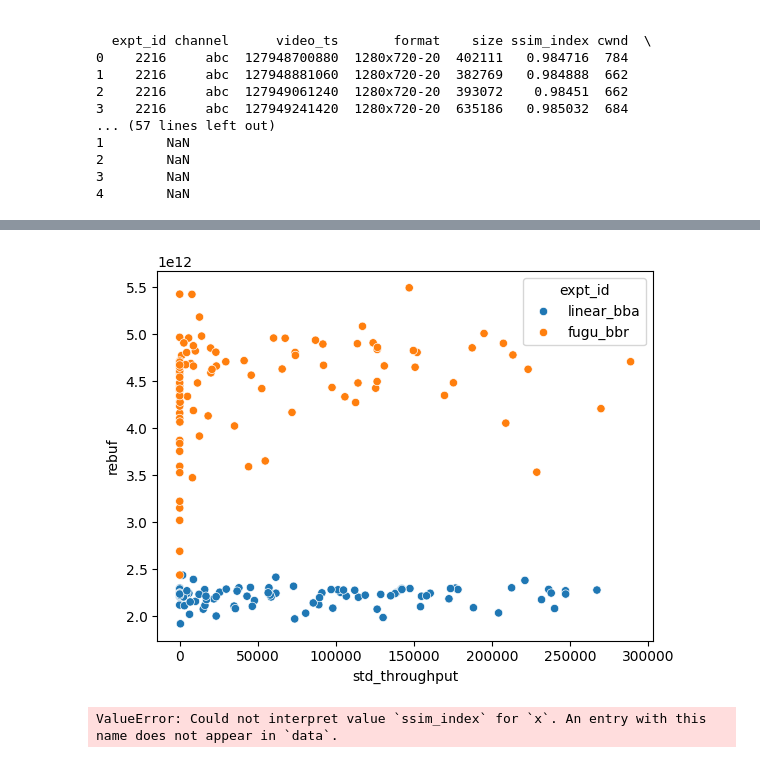
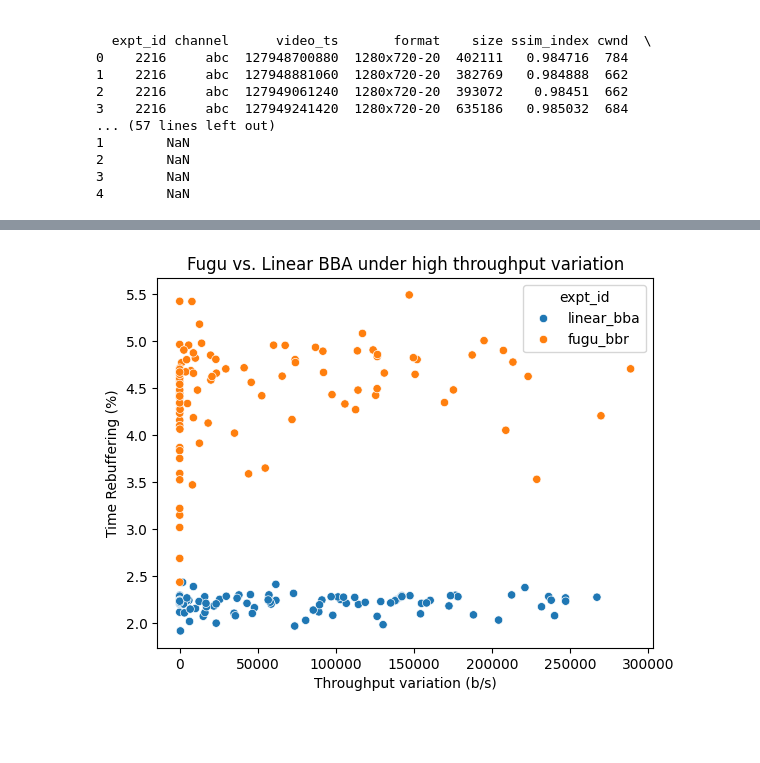
Before and after one commit to ViViVidam/293N, a Jupyter notebook: graphs.ipynb, the cells around one changed output, grey strips where cells are left out. Cells and saved outputs as stored; diff of their text form; code cells hidden in the pictures; blank space fills up the shorter version.

```diff
--- a/graphs.ipynb
+++ b/graphs.ipynb
@@ -418,5 +296,5 @@ plt.show()
 # %%
-reader = Reader("./data/linear_bba_exp/")
+reader = OldReader("./data/linear_bba_exp/")
 
 def analyze(r):
     df_sent = pd.DataFrame(r.sent_chunks)
@@ -434,12 +312,6 @@ def analyze(r):
     for df in (df_sent, df_acked, df_buf):
         df["session_id"] = df["session_id"].astype(str)
 
-    print(df_sent.head())
-    print("==================================")
-    #print(df_acked.head())
-    print(df_buf.head())
-    #print(df_buf)
-
     # rename ucsb columns to match order from stanford puffer
     df_sent = df_sent.rename(columns={"session_id": "channel",
                                      "channel": "session_id"})
@@ -451,9 +323,7 @@ def analyze(r):
 
 
     group_df = df_sent.merge(df_buf, on=["expt_id","session_id","index","channel"], how="left")
-    print(group_df.head())
-    #group_df = df_sent.merge(df_acked, on=["expt_id","session_id","timestamp"], how="left")
-    #print(group_df)
+    group_df["expt_id"] = "linear_bba"
     return df_sent, df_acked, df_buf, group_df
 
 _,_,_, linear_group_df = analyze(reader)
@@ -478,39 +330,19 @@ _,_,_, linear_group_df = analyze(reader)
 # %%
 group_keys = ["expt_id", "session_id"]
-#group_df["ssim_index"] = group_df["ssim_index"].astype(np.float64)
 linear_group_df["delivery_rate"] = linear_group_df["delivery_rate"].astype(np.float64)
 linear_group_df["rtt"] = linear_group_df["rtt"].astype(np.float64)
 linear_group_df["qual_throughput"] = pd.qcut(linear_group_df["delivery_rate"].astype(np.float64), 3, labels=["low","medium","high"])
-#group_df["qual_rtt"] = pd.qcut(group_df["rtt"].astype(np.float64), 2, labels=["low","high"])
 grouped_group = linear_group_df.groupby(group_keys)
 
 
-time_s = (grouped_group["timestamp_x"].max() - grouped_group["timestamp_x"].min()).apply(lambda x: float(x) / 1000000000.0)
+#time_s = (grouped_group["timestamp_x"].max() - grouped_group["timestamp_x"].min()).apply(lambda x: float(x) / 1000000000.0)
+time_s = (grouped_group["timestamp_x"].max() - grouped_group["timestamp_x"].min()).apply(lambda x: float(x) * 1000)
 norm_rebuf = grouped_group["cum_rebuf"].max() / time_s
 norm_rebuf = norm_rebuf.dropna()
-#ssim = grouped_group["ssim_index"].mean()
 linear_graph_df = pd.DataFrame({"rebuf": norm_rebuf,
                          "channel": grouped_group["channel"].max(),
                          "avg_buffer": grouped_group["buffer"].mean(),
                          "std_throughput": grouped_group["delivery_rate"].std(),
                          "std_latency": grouped_group["rtt"].std(),
                          "qual_throughput": grouped_group["qual_throughput"].min(),
-                         #"qual_latency": grouped_group["qual_rtt"].min()
-                        })#.merge(ssim, how="inner", on=["expt_id", "session_id"])
+                        })
-# %%
-
-
-hue_order = linear_graph_df["qual_throughput"].unique()[::-1]
-linear_graph_df["expt_id"] = "linear_bba"
-
-grid = sns.FacetGrid(linear_graph_df, col="expt_id", hue="qual_throughput", hue_order=hue_order, palette="deep", col_wrap=4)
-#grid.add_legend()
-grid.map(sns.boxplot,"qual_throughput","rebuf")
-
-
-# seaborn legend is broken and doesn't add colors
-labels = hue_order
-colors = sns.color_palette("deep").as_hex()[:len(labels)]
-handles=[patches.Patch(color=col, label=lab) for col, lab in zip (colors, labels)]
-plt.legend(handles=handles, title='qual_throughput', loc='center left', bbox_to_anchor=(1.1, 1))
-plt.show()
@@ -542,10 +367,8 @@ plt.show()
 # %%
-sns.scatterplot(combo_df,x="std_throughput",y="rebuf",hue="expt_id")
+ax = sns.scatterplot(combo_df,x="std_throughput",y="rebuf",hue="expt_id")
+ax.set_xlabel("Throughput variation (b/s)")
+ax.set_ylabel("Time Rebuffering (%)")
+plt.title("Fugu vs. Linear BBA under high throughput variation")
 plt.show()
 # %% [output]
-[figure, old version]
+[figure, new version]
-# %%
-sns.scatterplot(combo_df,x="ssim_index",y="rebuf",hue="expt_id")
-plt.show()
-# %% [output]
-ValueError: Could not interpret value `ssim_index` for `x`. An entry with this name does not appear in `data`.
```
Also changed, not shown: parts of 29 cells of this notebook, 1 other file.
